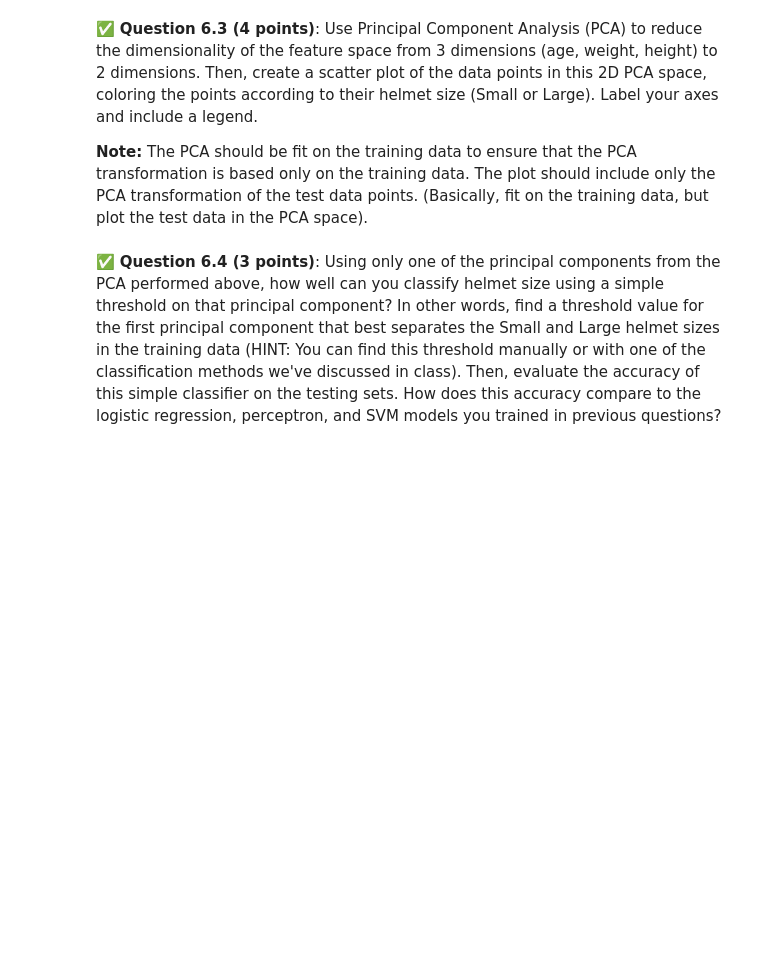
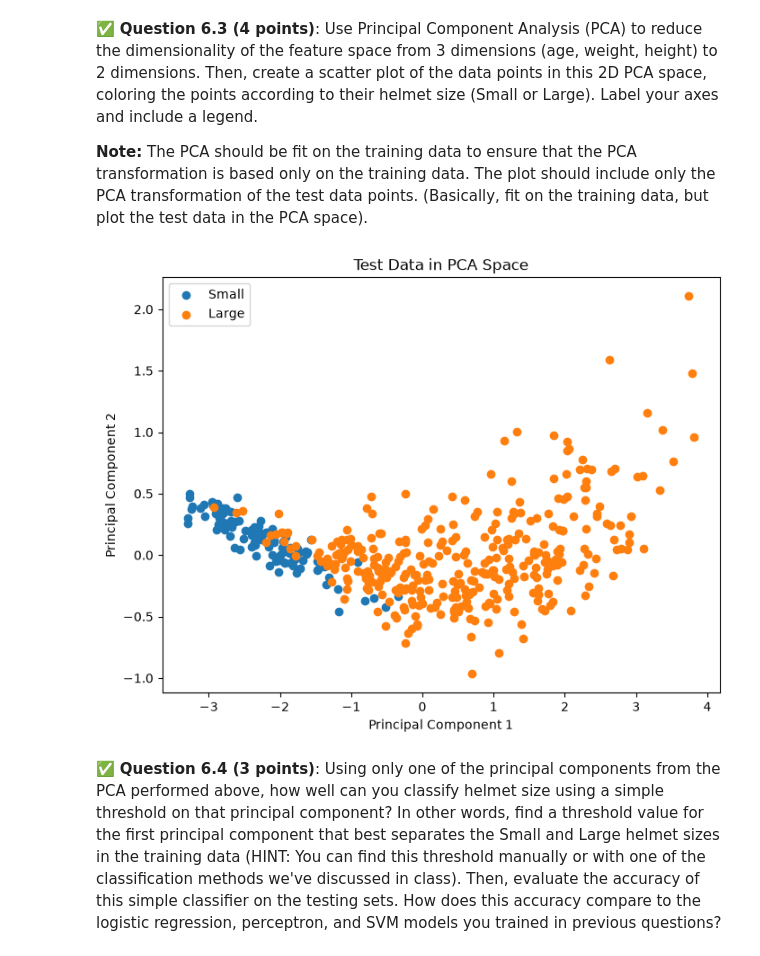
Before and after one commit to Jaehan-MSU/cmse202-s26-turnin, a Jupyter notebook: hw-04/HW-04_RegressionClassification-Jaehan-Kim.ipynb, the cells around one changed output. Drawn from its saved outputs; the diff is of its cells as text; code cells hidden in the pictures; blank space fills up the shorter version.

```diff
--- a/hw-04/HW-04_RegressionClassification-Jaehan-Kim.ipynb
+++ b/hw-04/HW-04_RegressionClassification-Jaehan-Kim.ipynb
@@ -613,3 +631,22 @@ print("SVM model trained.")
+# %%
+# Put your code here
+pca = PCA(n_components=2)
+
+X_train_pca = pca.fit_transform(X_train_svm)
+X_test_pca = pca.transform(X_test_svm)
+small_mask = y_test_label == "Small"
+large_mask = y_test_label == "Large"
+
+plt.figure(figsize=(8, 6))
+plt.scatter(X_test_pca[small_mask, 0], X_test_pca[small_mask, 1], label="Small")
+plt.scatter(X_test_pca[large_mask, 0], X_test_pca[large_mask, 1], label="Large")
+plt.xlabel("Principal Component 1")
+plt.ylabel("Principal Component 2")
+plt.title("Test Data in PCA Space")
+plt.legend()
+plt.show()
+# %% [output]
+[figure, added]
 # %% [markdown]
 &#9989;  **Question 6.4 (3 points)**: Using only one of the principal components from the PCA performed above, how well can you classify helmet size using a simple threshold on that principal component?  In other words, find a threshold value for the first principal component that best separates the Small and Large helmet sizes in the training data (HINT: You can find this threshold manually or with one of the classification methods we've discussed in class). Then, evaluate the accuracy of this simple classifier on the testing sets.   How does this accuracy compare to the logistic regression, perceptron, and SVM models you trained in previous questions?
 # %%
```
Also changed, not shown: parts of 7 cells of this notebook.
